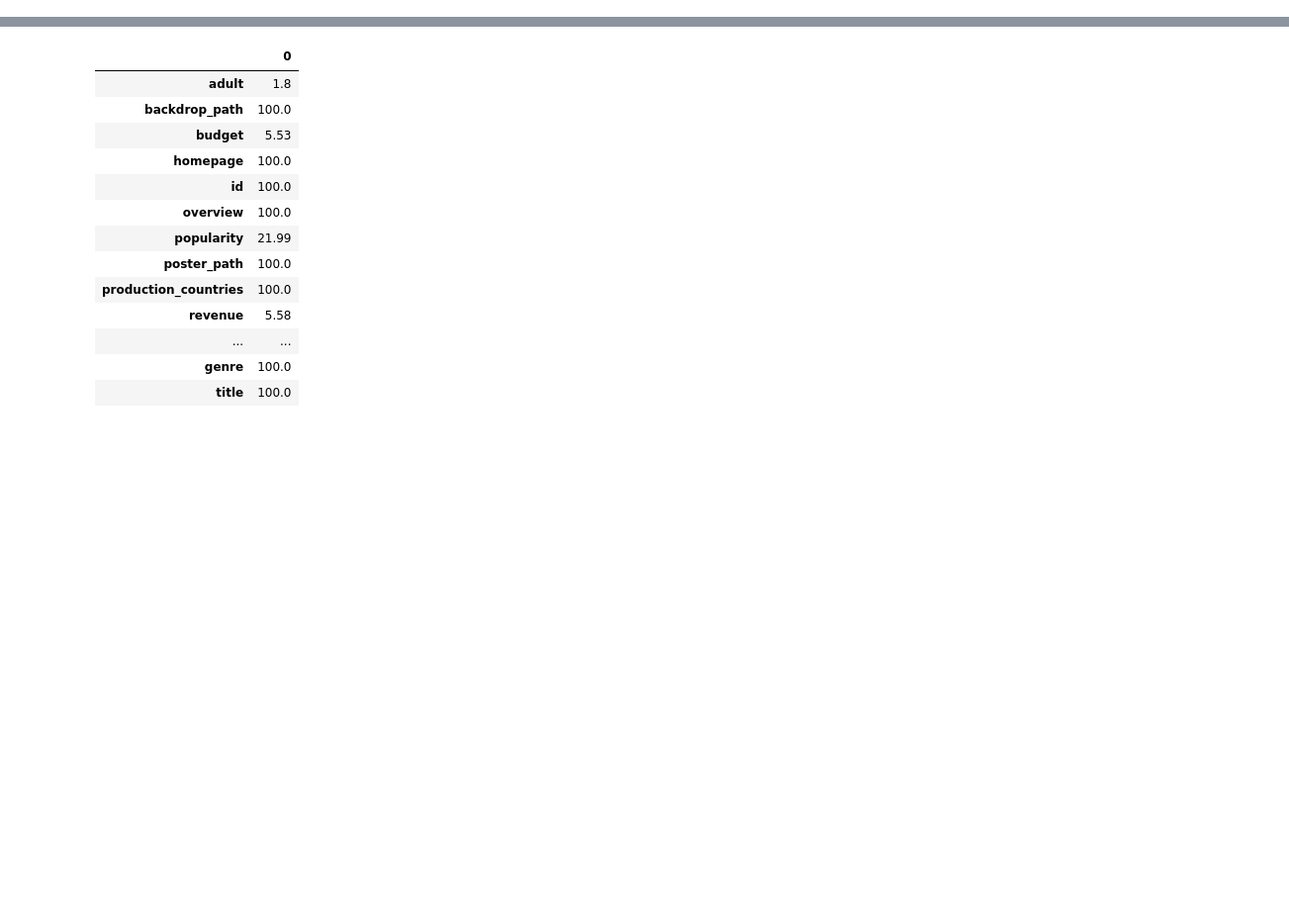
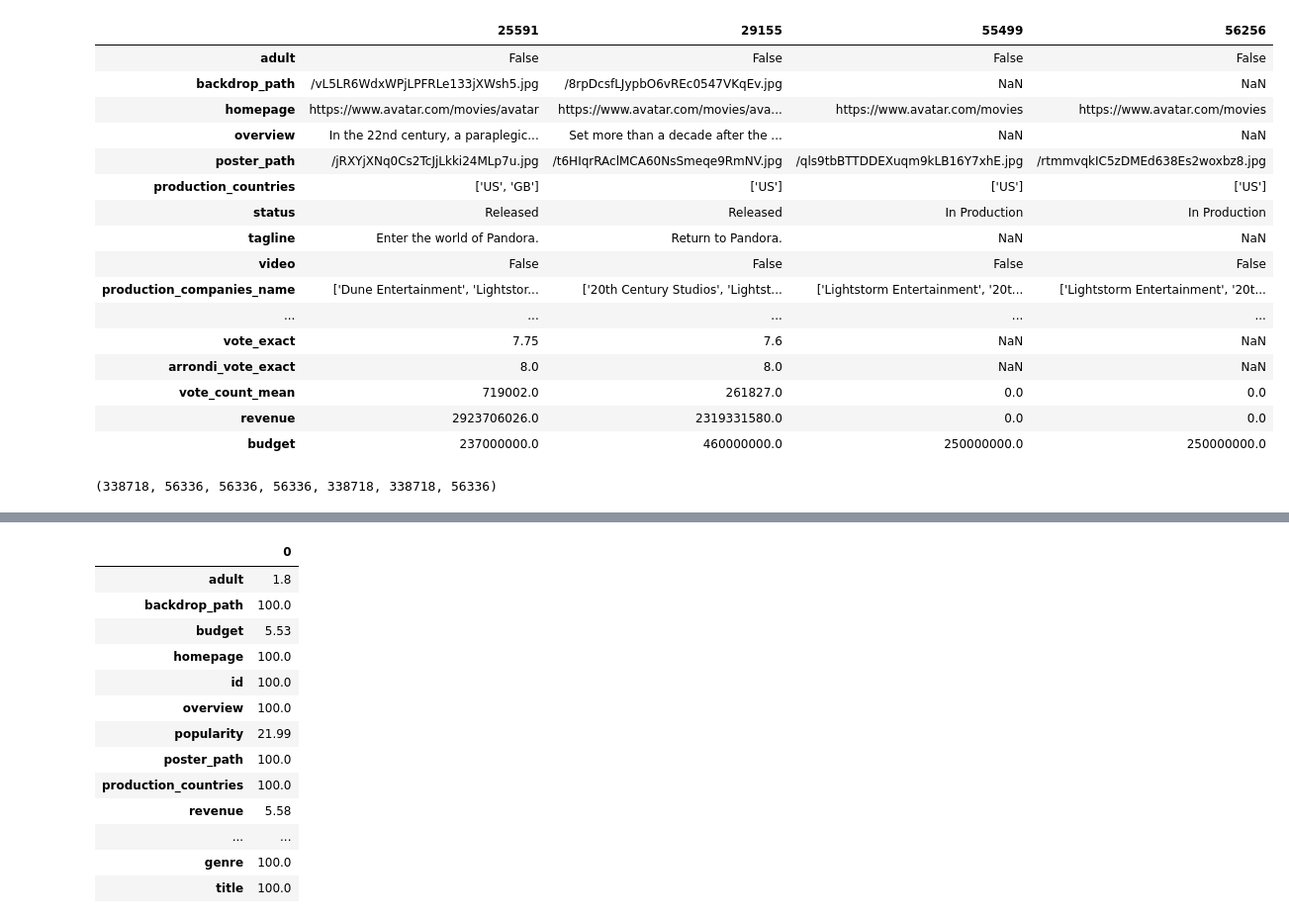
Before and after one commit to KilianCadiou/The-Rock-mendation, a Jupyter notebook: KNN.ipynb, the cells around one changed output, grey strips where cells are left out. Shown at 99% size. Saved outputs shown, nothing was run; the diff lists cells and outputs as text; code cells hidden in the pictures; blank space fills up the shorter version.

```diff
--- a/KNN.ipynb
+++ b/KNN.ipynb
@@ -4,3 +4,52 @@ import numpy as np
 import ast
 # %%
 df = pd.read_csv('BD/P2_G5_films.csv.gz', compression = 'gzip', na_values = ['\\N'])
+# %%
+'''
+Il faudrait ajouter ce code plus tôt dans les merges des autres tables afin de collecter les données revenues et budget associées.
+On en reparle.
+'''
+
+df_str = df.select_dtypes(exclude = 'number')
+df_str_drop_dup = df_str.drop_duplicates(subset = ['film_id'], keep = 'first')
+
+df_num = pd.concat([df['film_id'], df.select_dtypes(include = 'number')], axis = 1)
+df_num = df_num.drop(['revenue', 'budget'], axis = 1)
+
+df_revenue_budget = df[['film_id', 'revenue', 'budget']]
+df_revenue_budget_gb = df_revenue_budget.groupby('film_id').max()
+
+df_num_gb = df_num.groupby('film_id').max()
+
+df_num2 = pd.merge(df_num_gb,
+                   df_revenue_budget_gb,
+                   how = 'outer',
+                   on = 'film_id')
+df_test = pd.merge(df_str_drop_dup,
+                   df_num2,
+                   on = 'film_id',
+                   how = 'left')
+# %%
+df_test[df_test['title'].str.contains('Avatar') == True].transpose()
+# %% [output]
+|  | 25591 | 29155 | 55499 | 56256 |
+| adult | False | False | False | False |
+| backdrop_path | /vL5LR6WdxWPjLPFRLe133jXWsh5.jpg | /8rpDcsfLJypbO6vREc0547VKqEv.jpg | NaN | NaN |
+| homepage | https://www.avatar.com/movies/avatar | https://www.avatar.com/movies/ava... | https://www.avatar.com/movies | https://www.avatar.com/movies |
+| overview | In the 22nd century, a paraplegic... | Set more than a decade after the ... | NaN | NaN |
+| poster_path | /jRXYjXNq0Cs2TcJjLkki24MLp7u.jpg | /t6HIqrRAclMCA60NsSmeqe9RmNV.jpg | /qls9tbBTTDDEXuqm9kLB16Y7xhE.jpg | /rtmmvqkIC5zDMEd638Es2woxbz8.jpg |
+| production_countries | ['US', 'GB'] | ['US'] | ['US'] | ['US'] |
+| status | Released | Released | In Production | In Production |
+| tagline | Enter the world of Pandora. | Return to Pandora. | NaN | NaN |
+| video | False | False | False | False |
+| production_companies_name | ['Dune Entertainment', 'Lightstor... | ['20th Century Studios', 'Lightst... | ['Lightstorm Entertainment', '20t... | ['Lightstorm Entertainment', '20t... |
+| ... | ... | ... | ... | ... |
+| vote_exact | 7.75 | 7.6 | NaN | NaN |
+| arrondi_vote_exact | 8.0 | 8.0 | NaN | NaN |
+| vote_count_mean | 719002.0 | 261827.0 | 0.0 | 0.0 |
+| revenue | 2923706026.0 | 2319331580.0 | 0.0 | 0.0 |
+| budget | 237000000.0 | 460000000.0 | 250000000.0 | 250000000.0 |
+# %%
+len(df), len(df_test), len(df_str_drop_dup), len(df_num_gb), len(df_num), len(df_revenue_budget), len(df_num2)
+# %% [output]
+(338718, 56336, 56336, 56336, 338718, 338718, 56336)
```
Also changed, not shown: parts of 2 cells of this notebook.
